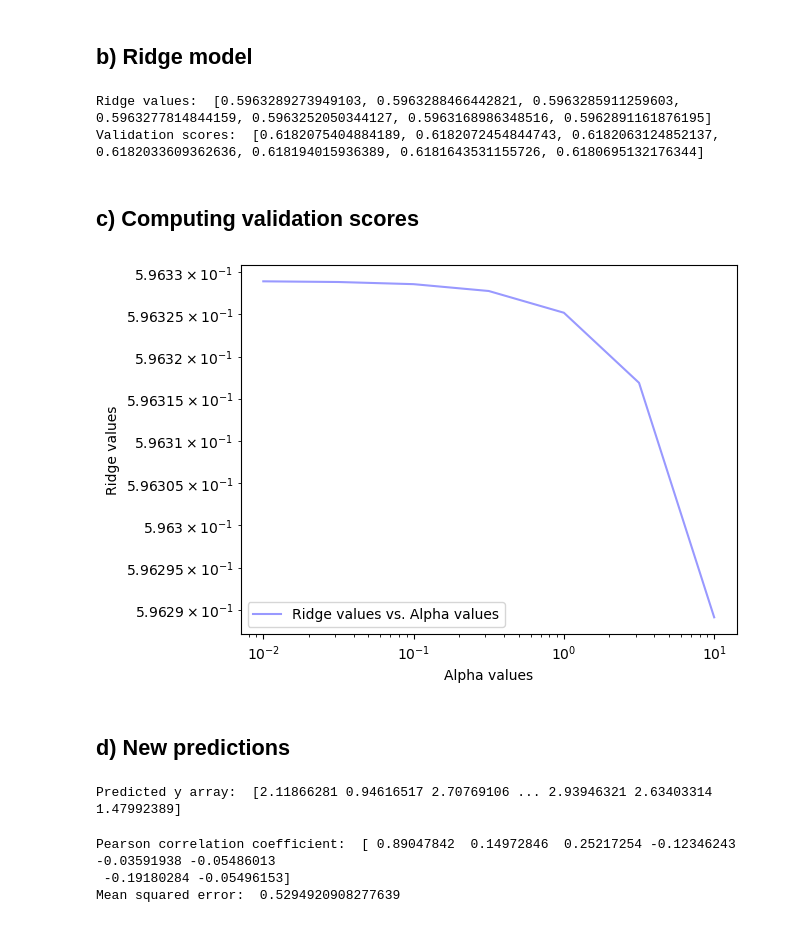
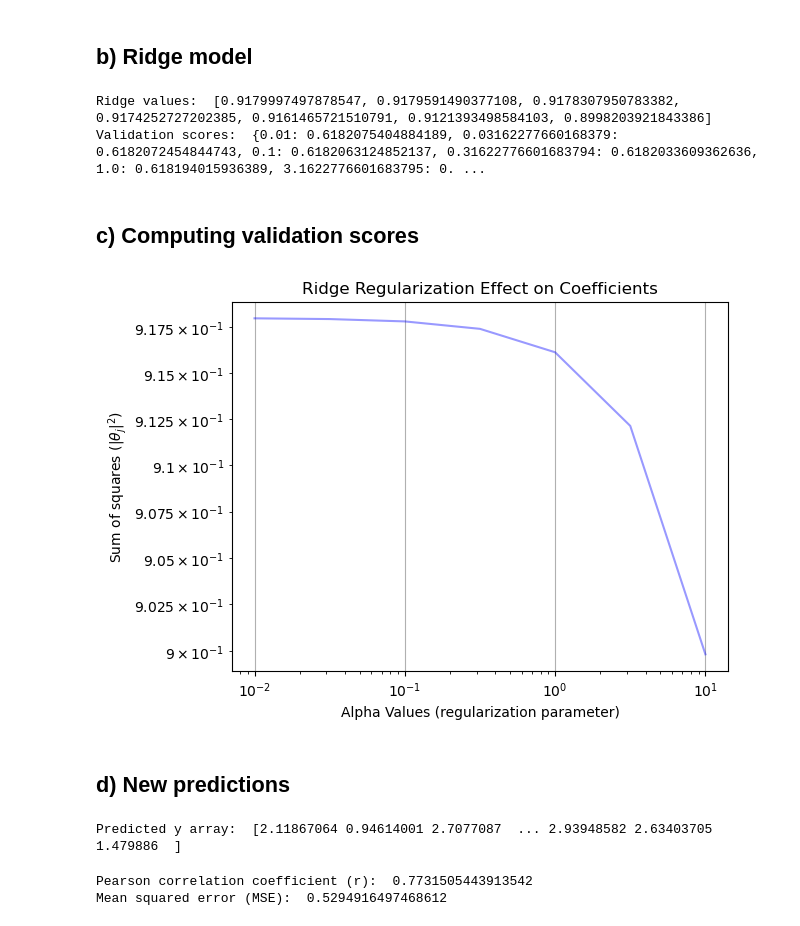
Before and after one commit to jonperk318/Machine-Learning-Projects, a Jupyter notebook: 2_Linear_Regression_in_Sklearn.ipynb, the cells around one changed output. Cells and saved outputs as stored; diff of their text form; code cells hidden in the pictures.

Commit message:
Fixing a few errors in linear regression model with scikit learn

```diff
--- a/2_Linear_Regression_in_Sklearn.ipynb
+++ b/2_Linear_Regression_in_Sklearn.ipynb
@@ -173,58 +173,62 @@ y training data shape:  (12384,)
 # sklearn.linear_model.Ridge(alpha=1.0, *, fit_intercept=True, copy_X=True, max_iter=None,
         # tol=0.0001, solver='auto', positive=False, random_state=None)
 
-alpha_values = [0.01, 10**(-1.5), 0.1, 10**(-0.5), 1, 10**(0.5), 10]
+#alpha_values = [0.01, 10**(-1.5), 0.1, 10**(-0.5), 1, 10**(0.5), 10]
+alpha_values = np.logspace(-2, 1, 7) # 7 steps between 10e-2 and 10e1
 ridge_values = []
-validation_scores = []
+validation_scores = {} # Using a dictionary to link validation scores to alpha values
 
 for alpha in alpha_values:
     lr = Ridge(alpha = alpha)
     lr.fit(X_train, y_train)
-    ridge_values.append(lr.score(X_test, y_test))
-    validation_scores.append(lr.score(X_val, y_val))
+    ridge_values.append(np.sum(lr.coef_**2))
+
+    y_val_pred = lr.predict(X_val)
+    validation_scores[alpha] = r2_score(y_val, y_val_pred)
 
 print("Ridge values: ", ridge_values)
 print("Validation scores: ", validation_scores)
 # %% [output]
-Ridge values:  [0.5963289273949103, 0.5963288466442821, 0.5963285911259603, 0.5963277814844159, 0.5963252050344127, 0.5963168986348516, 0.5962891161876195]
-Validation scores:  [0.6182075404884189, 0.6182072454844743, 0.6182063124852137, 0.6182033609362636, 0.618194015936389, 0.6181643531155726, 0.6180695132176344]
+Ridge values:  [0.9179997497878547, 0.9179591490377108, 0.9178307950783382, 0.9174252727202385, 0.9161465721510791, 0.9121393498584103, 0.8998203921843386]
+Validation scores:  {0.01: 0.6182075404884189, 0.03162277660168379: 0.6182072454844743, 0.1: 0.6182063124852137, 0.31622776601683794: 0.6182033609362636, 1.0: 0.618194015936389, 3.1622776601683795: 0. ...
 # %% [markdown]
 ## c) Computing validation scores
 # %%
 fig, ax = plt.subplots()
 
 plt.loglog(alpha_values, ridge_values, color='blue', label='Ridge values vs. Alpha values', alpha=0.4)
 
-ax.set_xlabel("Alpha values")
-ax.set_ylabel("Ridge values")
-
-ax.legend()
-
+plt.title('Ridge Regularization Effect on Coefficients')
+ax.set_xlabel("Alpha Values (regularization parameter)")
+ax.set_ylabel('Sum of squares ($|θ_j|^2)$')
+ax.grid(True)
 plt.show()
 # %% [output]
-[figure, old version]
+[figure, new version]
 # %% [markdown]
 ## d) New predictions
 # %%
-lr = Ridge(alpha = 0.1)
+# Finding the alpha value that yielded the highest validation score
+best_alpha = max(validation_scores, key=validation_scores.get)
+lr = Ridge(alpha=best_alpha)
 lr.fit(X_train, y_train)
 
+# Predictions from the best linear regression model
 y_pred = lr.predict(X_test)
 print('Predicted y array: ', y_pred)
 # %% [output]
-Predicted y array:  [2.11866281 0.94616517 2.70769106 ... 2.93946321 2.63403314 1.47992389]
+Predicted y array:  [2.11867064 0.94614001 2.7077087  ... 2.93948582 2.63403705 1.479886  ]
 # %%
 # Pearson correlation coefficient
-y_r = r_regression(X_test, y_pred)
-print("Pearson correlation coefficient: ", y_r)
+y_r, _ = pearsonr(y_test, y_pred)
+print("Pearson correlation coefficient (r): ", y_r)
 
 # Mean squared error (MSE)
 y_mse = mean_squared_error(y_test, y_pred)
-print("Mean squared error: ", y_mse)
+print("Mean squared error (MSE): ", y_mse)
 # %% [output]
-Pearson correlation coefficient:  [ 0.89047842  0.14972846  0.25217254 -0.12346243 -0.03591938 -0.05486013
- -0.19180284 -0.05496153]
-Mean squared error:  0.5294920908277639
+Pearson correlation coefficient (r):  0.7731505443913542
+Mean squared error (MSE):  0.5294916497468612
 # %%
 # Plotting r and MSE
 fig, ax = plt.subplots()
```
Also changed, not shown: parts of 11 cells of this notebook.
